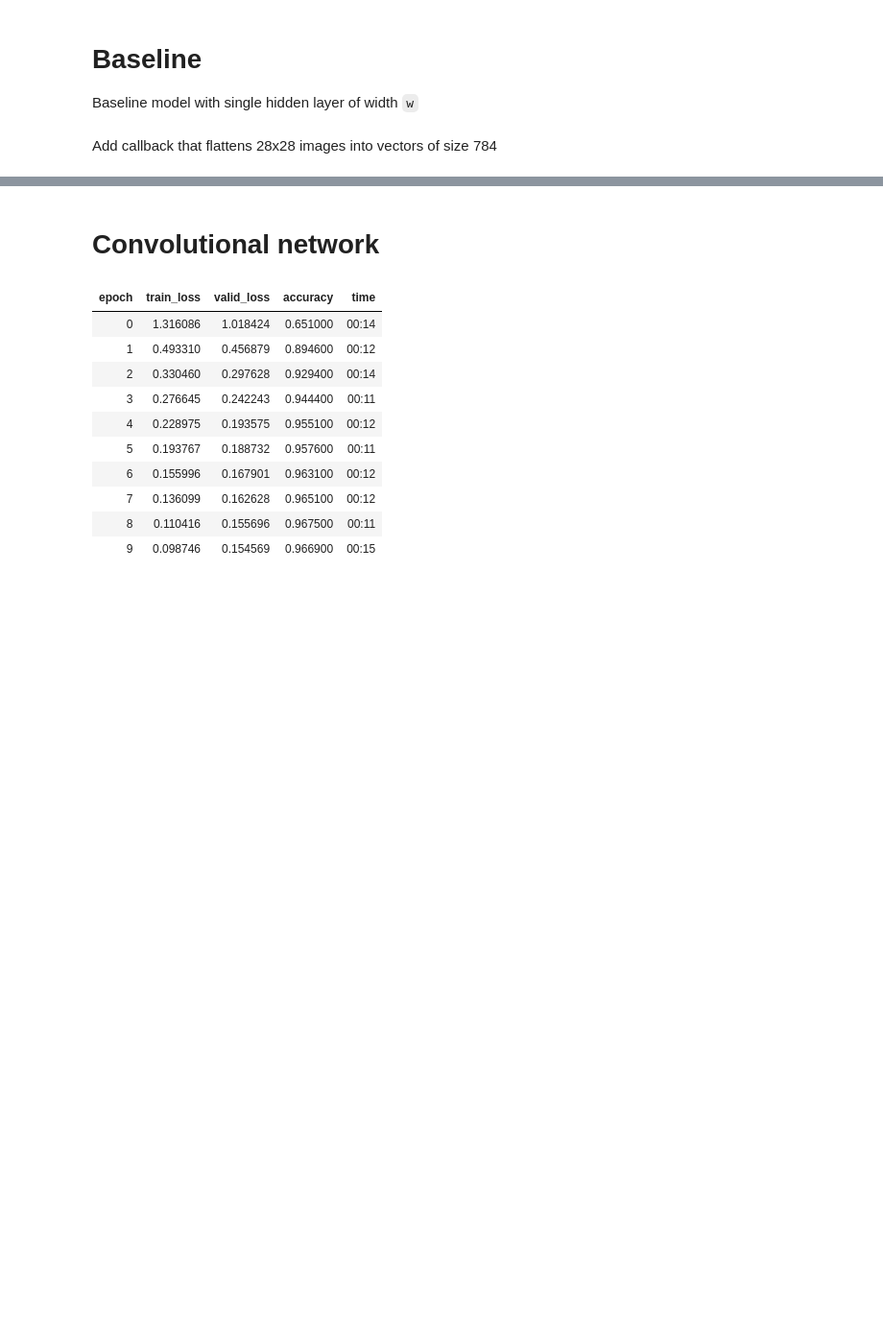
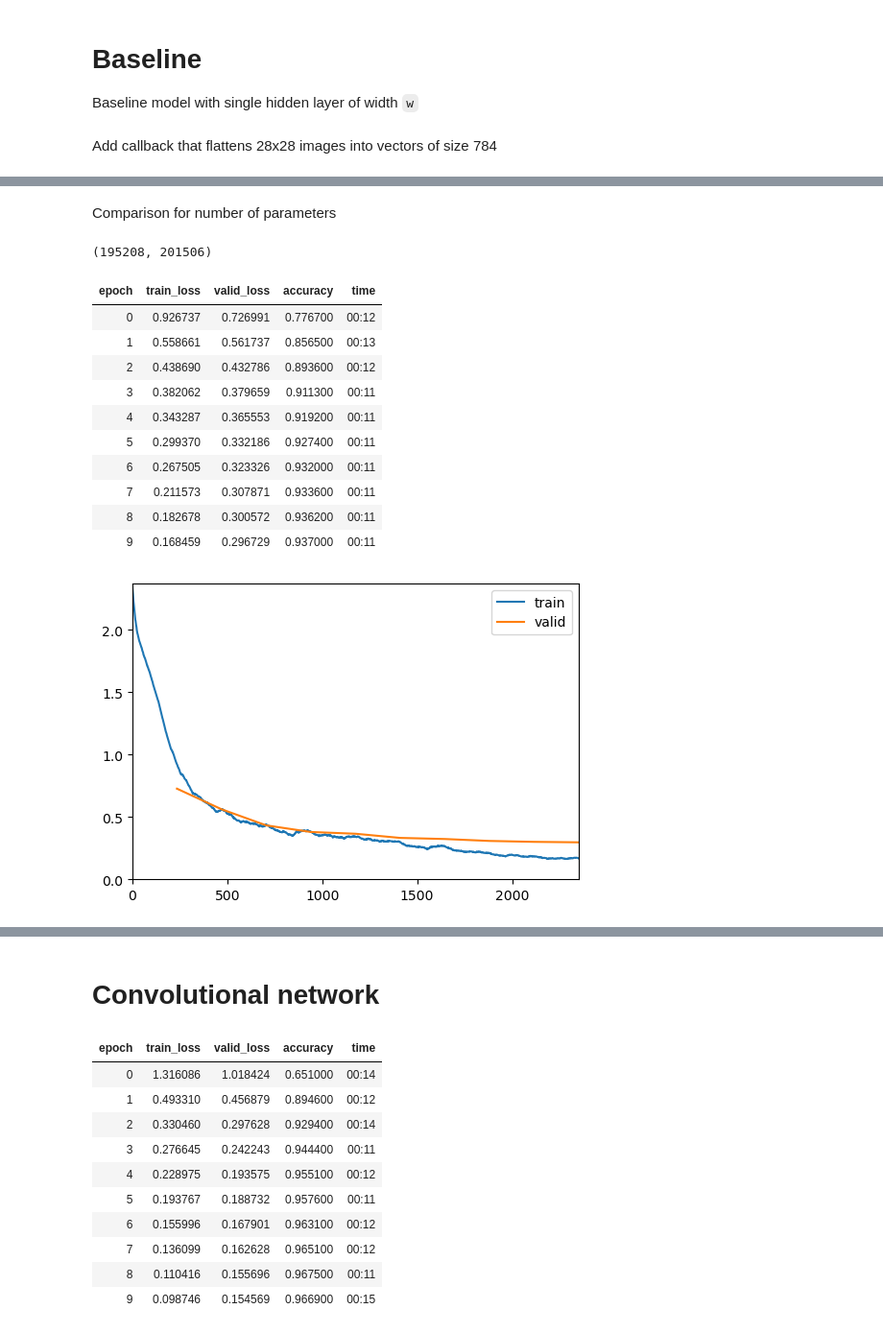
Before and after one commit to ssslakter/FastFF, a Jupyter notebook: nbs/00_mnist.ipynb, the cells around one changed output, grey strips where cells are left out. Shown at 96% size. Cells and saved outputs as stored; diff of their text form; code cells hidden in the pictures; blank space fills up the shorter version.

```diff
--- a/nbs/00_mnist.ipynb
+++ b/nbs/00_mnist.ipynb
@@ -116,0 +189,2 @@ learn.get_preds(dl = dls.valid, cbs=act);
+# %% [markdown]
+Comparison for number of parameters
@@ -116,0 +193,22 @@ learn.get_preds(dl = dls.valid, cbs=act);
+# %%
+num_params(model_fff), num_params(model_ff)
+# %% [output]
+(195208, 201506)
+# %%
+cbs = [ShowGraphCallback(), flatten]
+learn = Learner(dls, model_fff, loss_func=F.cross_entropy, metrics=accuracy, opt_func = Adam, cbs=cbs)
+# %%
+learn.fit_one_cycle(10, lr_max=2e-2)
+# %% [output]
+| epoch | train_loss | valid_loss | accuracy | time |
+| 0 | 0.926737 | 0.726991 | 0.776700 | 00:12 |
+| 1 | 0.558661 | 0.561737 | 0.856500 | 00:13 |
+| 2 | 0.438690 | 0.432786 | 0.893600 | 00:12 |
+| 3 | 0.382062 | 0.379659 | 0.911300 | 00:11 |
+| 4 | 0.343287 | 0.365553 | 0.919200 | 00:11 |
+| 5 | 0.299370 | 0.332186 | 0.927400 | 00:11 |
+| 6 | 0.267505 | 0.323326 | 0.932000 | 00:11 |
+| 7 | 0.211573 | 0.307871 | 0.933600 | 00:11 |
+| 8 | 0.182678 | 0.300572 | 0.936200 | 00:11 |
+| 9 | 0.168459 | 0.296729 | 0.937000 | 00:11 |
+[figure, added]
```
Also changed, not shown: parts of 22 cells of this notebook.
